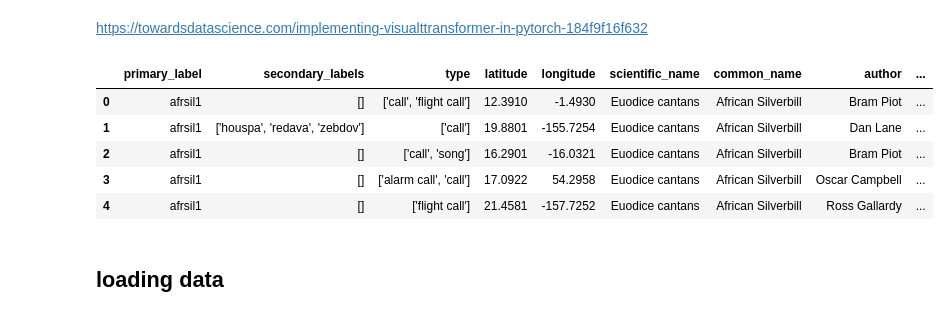
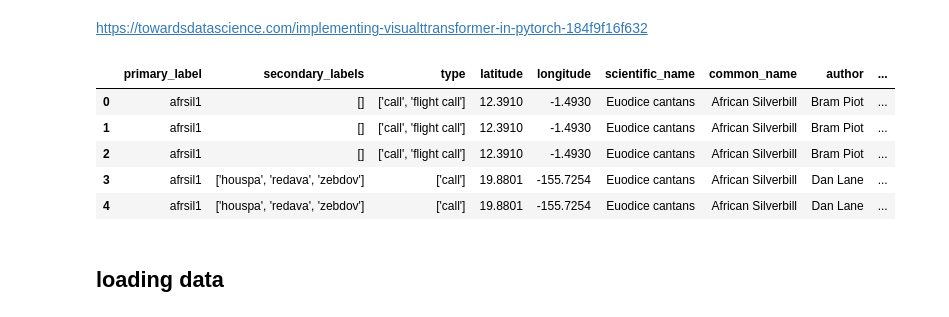
Before and after one commit to KilianFt/birdclef, a Jupyter notebook: birdclef-2022.ipynb, the cells around one changed output. Cells and saved outputs as stored; diff of their text form; code cells hidden in the pictures.

```diff
--- a/birdclef-2022.ipynb
+++ b/birdclef-2022.ipynb
@@ -12,19 +13,19 @@ from pathlib import Path
 https://towardsdatascience.com/implementing-visualttransformer-in-pytorch-184f9f16f632
 # %%
 # annotation_file = Path("./birdclef-2022/train_metadata.csv")
-annotation_file = Path("./train_folds.csv")
+annotation_file = Path("./train_spectrograms.csv")
 
-data_dir = Path("./birdclef-2022/spectograms_v2/")
+data_dir = Path("./birdclef-2022/spectograms_full/")
 
 dataframe = pd.read_csv(annotation_file)
 dataframe.head()
 # %% [output]
 |  | primary_label | secondary_labels | type | latitude | longitude | scientific_name | common_name | author | ... |
 | 0 | afrsil1 | [] | ['call', 'flight call'] | 12.3910 | -1.4930 | Euodice cantans | African Silverbill | Bram Piot | ... |
-| 1 | afrsil1 | ['houspa', 'redava', 'zebdov'] | ['call'] | 19.8801 | -155.7254 | Euodice cantans | African Silverbill | Dan Lane | ... |
-| 2 | afrsil1 | [] | ['call', 'song'] | 16.2901 | -16.0321 | Euodice cantans | African Silverbill | Bram Piot | ... |
-| 3 | afrsil1 | [] | ['alarm call', 'call'] | 17.0922 | 54.2958 | Euodice cantans | African Silverbill | Oscar Campbell | ... |
-| 4 | afrsil1 | [] | ['flight call'] | 21.4581 | -157.7252 | Euodice cantans | African Silverbill | Ross Gallardy | ... |
+| 1 | afrsil1 | [] | ['call', 'flight call'] | 12.3910 | -1.4930 | Euodice cantans | African Silverbill | Bram Piot | ... |
+| 2 | afrsil1 | [] | ['call', 'flight call'] | 12.3910 | -1.4930 | Euodice cantans | African Silverbill | Bram Piot | ... |
+| 3 | afrsil1 | ['houspa', 'redava', 'zebdov'] | ['call'] | 19.8801 | -155.7254 | Euodice cantans | African Silverbill | Dan Lane | ... |
+| 4 | afrsil1 | ['houspa', 'redava', 'zebdov'] | ['call'] | 19.8801 | -155.7254 | Euodice cantans | African Silverbill | Dan Lane | ... |
 # %% [markdown]
 ## loading data
 # %%
```
Also changed, not shown: parts of 18 cells of this notebook, 12 other files.
